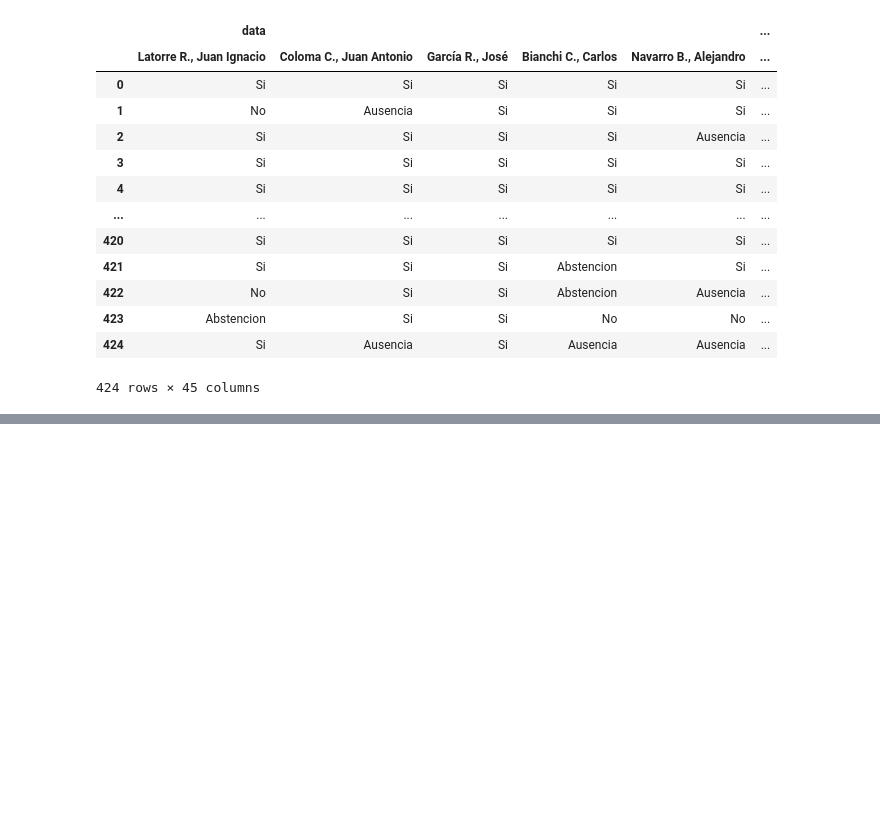
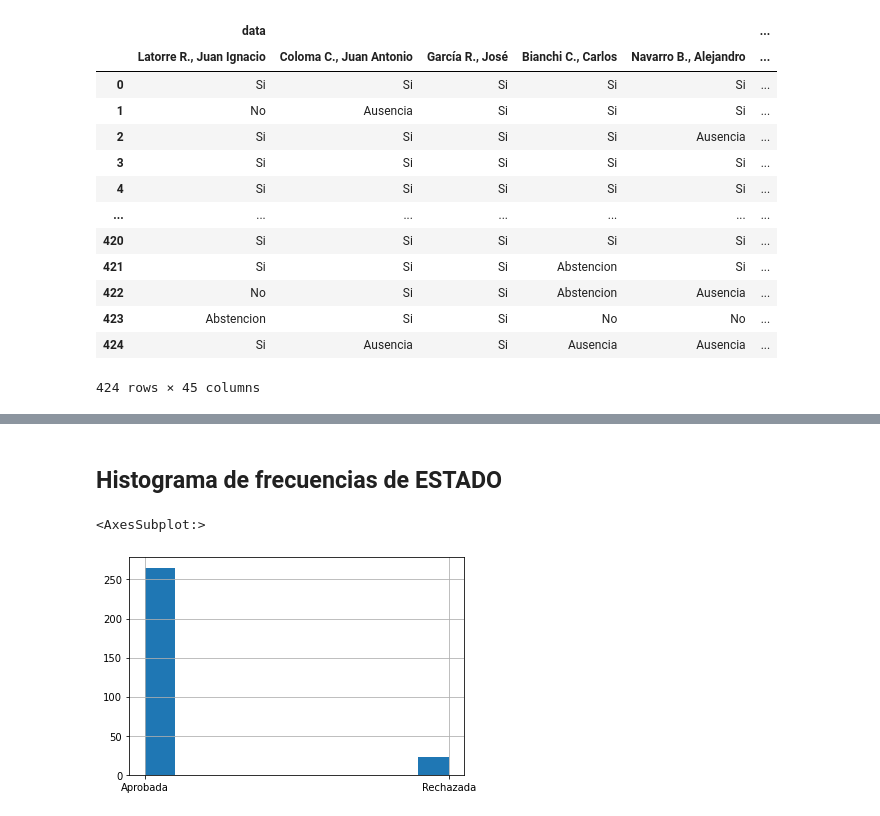
Before and after one commit to nicolasignacio97/Machine-Learning-Duoc, a Jupyter notebook: Examen.ipynb, the cells around one changed output, grey strips where cells are left out. Cells and saved outputs as stored; diff of their text form; code cells hidden in the pictures; blank space fills up the shorter version.

```diff
--- a/Examen.ipynb
+++ b/Examen.ipynb
@@ -355,0 +342,10 @@ dfData
+# %%
+#Agrupo por Quorum "Mayoría simple"
+dfMayoria = dfMetadata[dfMetadata['metadata','QUORUM'] == 'Mayoría simple']
+#Transformo de  object a int
+dfSI = dfMayoria['metadata','SI'].astype(int)
+dfNO = dfMayoria['metadata','NO'].astype(int)
+#Condicion
+dfMayoria['metadata','ESTADO'] = np.where(dfSI>dfNO,'Aprobada','Rechazada')
+# Pruebo y comparo resultados
+dfMayoria.tail(10)
@@ -355,0 +370,7 @@ dfData
+# %% [markdown]
+## Histograma de frecuencias de  ESTADO
+# %%
+dfMayoria['metadata','ESTADO'].hist()
+# %% [output]
+<AxesSubplot:>
+[figure, added]
```
Also changed, not shown: parts of 37 cells of this notebook.
